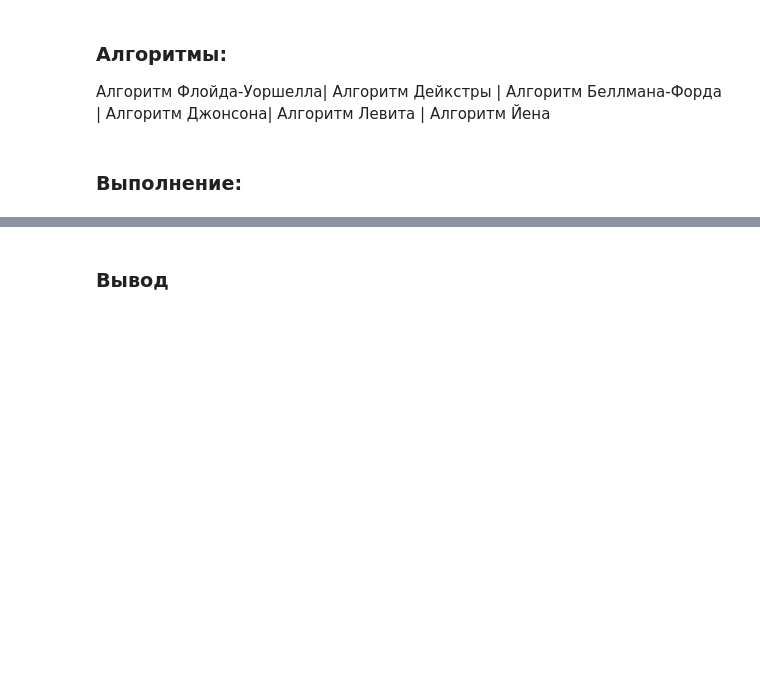
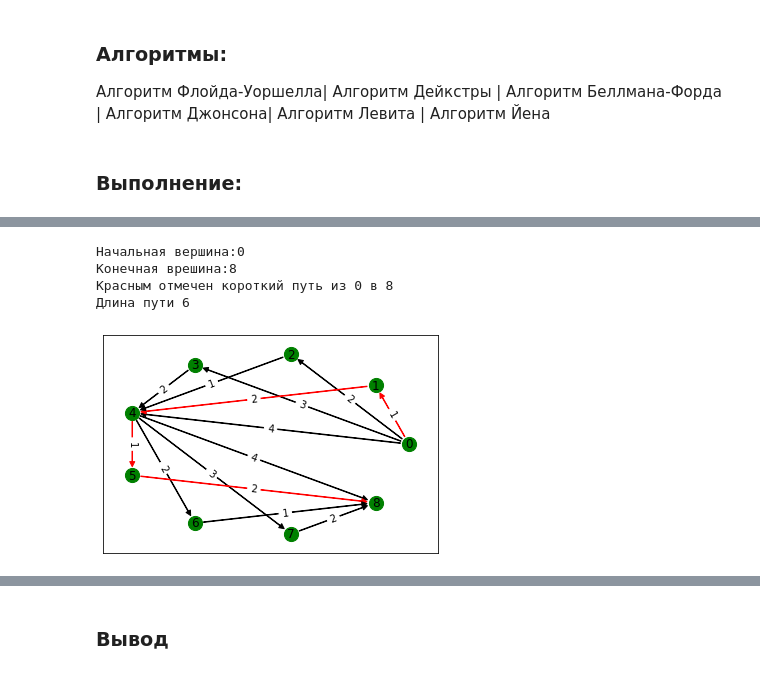
Before and after one commit to danishmakbari/SiAOD, a Jupyter notebook: Labs/Lab6.ipynb, the cells around one changed output, grey strips where cells are left out. Drawn from its saved outputs; the diff is of its cells as text; code cells hidden in the pictures; blank space fills up the shorter version.

```diff
--- a/Labs/Lab6.ipynb
+++ b/Labs/Lab6.ipynb
@@ -23,0 +207,51 @@
+# %%
+# Алгоритм Джонсона
+
+def __jonson(adjmat):
+    adjmatf = adjmat.copy()
+    for item in adjmatf:
+        item.append(inf)
+    adjmatf.append([])
+    for i in range(len(adjmatf)):
+        adjmatf[-1].append(0)
+    bell_dist, paths = __bellman_ford(adjmatf, len(adjmatf) - 1)
+    for u in range(len(adjmat)):
+        for v in range(len(adjmat)):
+            if adjmat[u][v] != inf and bell_dist[u] != inf and bell_dist[v] != inf:
+                adjmat[u][v] += bell_dist[u] - bell_dist[v]
+    resdist = []
+    respaths = []
+    for i in range(len(adjmat)):
+            dist, paths = __dijkstra(adjmat, i)
+            resdist.append(dist)
+            respaths.append(paths)
+    for u in range(len(adjmat)):
+        for v in range(len(adjmat)):
+            if resdist[u][v] != inf and bell_dist[u] != inf and bell_dist[v] != inf:
+                resdist[u][v] +=  bell_dist[v] - bell_dist[u]
+    return resdist, respaths
+
+def jonson(graph, start, end):
+    adjmat = convert_adjmat(nx.adjacency_matrix(graph).todense())
+    dist, paths = __jonson(adjmat)
+    if len(paths[start][end]) == 1:
+        print(f"Путь из {start} в {end} не существует")
+        draw_graph(graph)
+        return
+    print(f"Красным отмечен короткий путь из {start} в {end}")
+    print(f"Длина пути {dist[start][end]}")
+    draw_graph(graph, paths[start][end])
+
+graph = read_graph('lab6_files/mat1.txt')
+node1 = int(input('Начальная вершина:'))
+node2 = int(input('Конечная врешина:'))
+start = time.time()
+jonson(graph, node1, node2)
+end = time.time()
+restable.append(['jonson', end - start])
+# %% [output]
+Начальная вершина:0
+Конечная врешина:8
+Красным отмечен короткий путь из 0 в 8
+Длина пути 6
+[figure, added]
```
Also changed, not shown: parts of 7 cells of this notebook, 1 other file.
